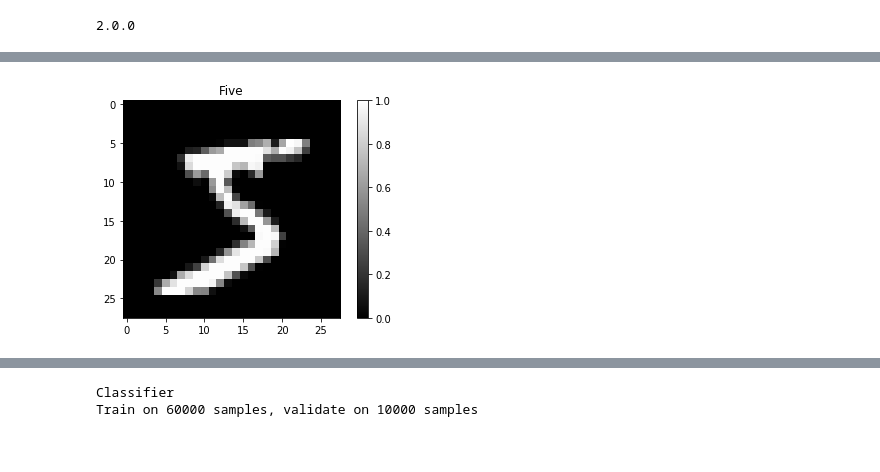
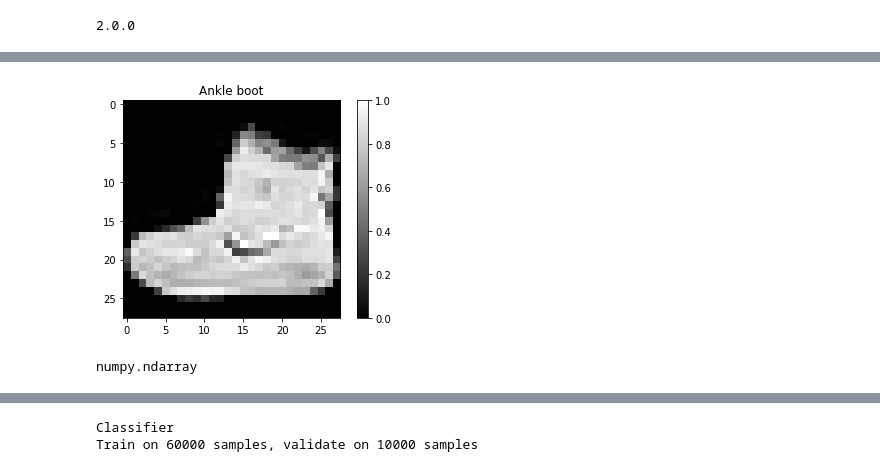
Before and after one commit to andrejBel/MastersThesis, a Jupyter notebook: Autoencoderstart.ipynb, the cells around one changed output, grey strips where cells are left out. Cells and saved outputs as stored; diff of their text form; code cells hidden in the pictures.

```diff
--- a/Autoencoderstart.ipynb
+++ b/Autoencoderstart.ipynb
@@ -67,6 +71,6 @@ import matplotlib.pyplot as plt
 # %% [output]
 2.0.0
 # %%
-from datasets import MnistDataset
+from datasets import FashionMnistDataset
 
-dataset = MnistDataset()
+dataset = FashionMnistDataset()
@@ -73,17 +86,20 @@ dataset = MnistDataset()
 # %%
+import matplotlib.pyplot as plt
 def plotImage(image, title = None):
   plt.figure()
   plt.imshow(image)
   if title is not None:
     plt.title(title)
   plt.colorbar()
   plt.grid(False)
   plt.gray()
   plt.show()
 
 plotImage( dataset.process_image_for_plotting(dataset.get_train_images()[0]), dataset.get_train_label_class_name(0))
+type(dataset.get_train_images()[0])
 # %% [output]
-[figure, old version]
+[figure, new version]
+numpy.ndarray
 # %%
 from models import BasicModelBuilder
 
```
Also changed, not shown: parts of 13 cells of this notebook.
